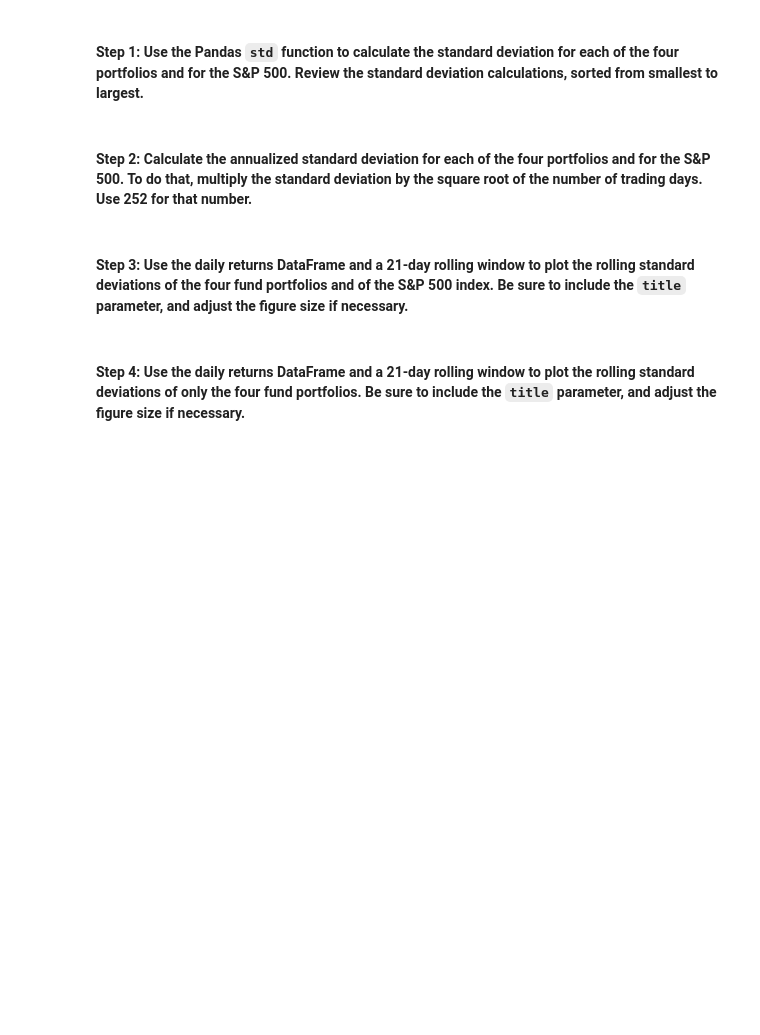
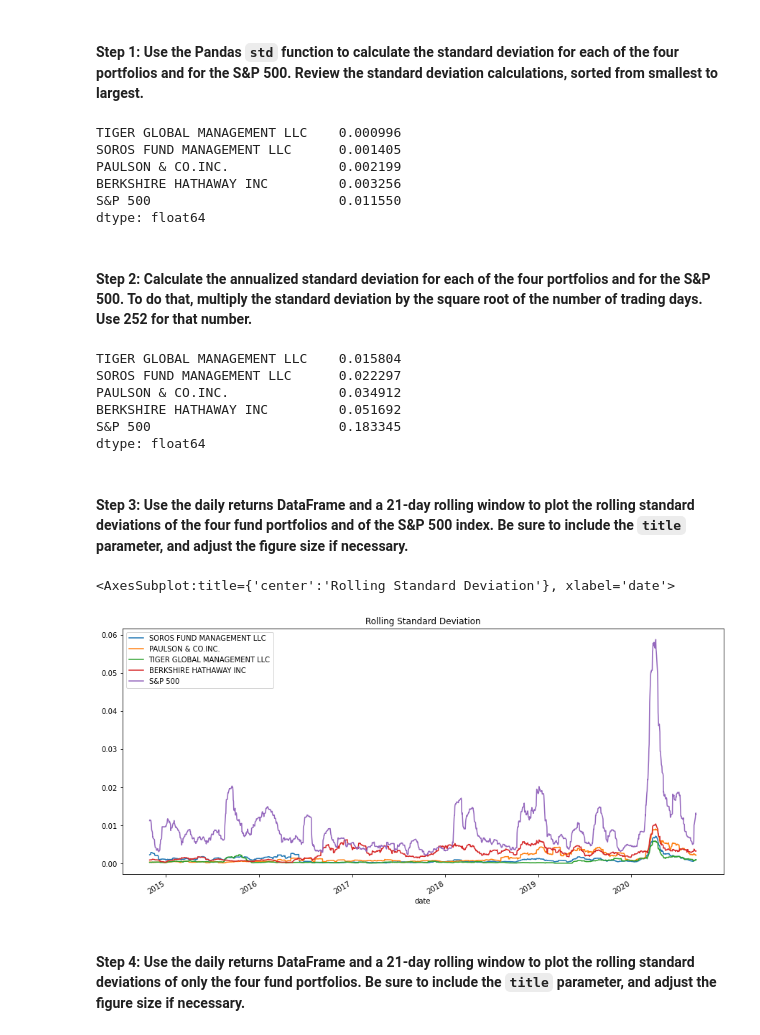
Before and after one commit to davidlp94/04_DLP_Risk_Return_Analysis, a Jupyter notebook: risk_return_analysis.ipynb, the cells around one changed output. Cells and saved outputs as stored; diff of their text form; code cells hidden in the pictures; blank space fills up the shorter version.

```diff
--- a/risk_return_analysis.ipynb
+++ b/risk_return_analysis.ipynb
@@ -227,20 +233,40 @@ Evaluate the risk profile of each portfolio by using the standard deviation and
 # %%
 # Calculate and sort the standard deviation for all 4 portfolios and the S&P 500
 # Review the standard deviations sorted smallest to largest
-# YOUR CODE HERE
+standard_deviation = daily_returns.std().sort_values()
+standard_deviation
+# %% [output]
+TIGER GLOBAL MANAGEMENT LLC    0.000996
+SOROS FUND MANAGEMENT LLC      0.001405
+PAULSON & CO.INC.              0.002199
+BERKSHIRE HATHAWAY INC         0.003256
+S&P 500                        0.011550
+dtype: float64
 # %% [markdown]
 #### Step 2: Calculate the annualized standard deviation for each of the four portfolios and for the S&P 500. To do that, multiply the standard deviation by the square root of the number of trading days. Use 252 for that number.
 # %%
 # Calculate and sort the annualized standard deviation (252 trading days) of the 4 portfolios and the S&P 500
 # Review the annual standard deviations smallest to largest
-# YOUR CODE HERE
+trading_days = 252
+annual_std_dev = standard_deviation * np.sqrt(trading_days)
+annual_std_dev.sort_values()
+# %% [output]
+TIGER GLOBAL MANAGEMENT LLC    0.015804
+SOROS FUND MANAGEMENT LLC      0.022297
+PAULSON & CO.INC.              0.034912
+BERKSHIRE HATHAWAY INC         0.051692
+S&P 500                        0.183345
+dtype: float64
 # %% [markdown]
 #### Step 3: Use the daily returns DataFrame and a 21-day rolling window to plot the rolling standard deviations of the four fund portfolios and of the S&P 500 index. Be sure to include the `title` parameter, and adjust the figure size if necessary.
 # %%
 # Using the daily returns DataFrame and a 21-day rolling window,
 # plot the rolling standard deviation of the 4 portfolios and the S&P 500
 # Include a title parameter and adjust the figure size
-# YOUR CODE HERE
+daily_returns.rolling(window=21).std().plot(figsize=(15, 7), title='Rolling Standard Deviation')
+# %% [output]
+<AxesSubplot:title={'center':'Rolling Standard Deviation'}, xlabel='date'>
+[figure, added]
 # %% [markdown]
 #### Step 4: Use the daily returns DataFrame and a 21-day rolling window to plot the rolling standard deviations of only the four fund portfolios. Be sure to include the `title` parameter, and adjust the figure size if necessary.
 # %%
```
Also changed, not shown: parts of 4 cells of this notebook.
